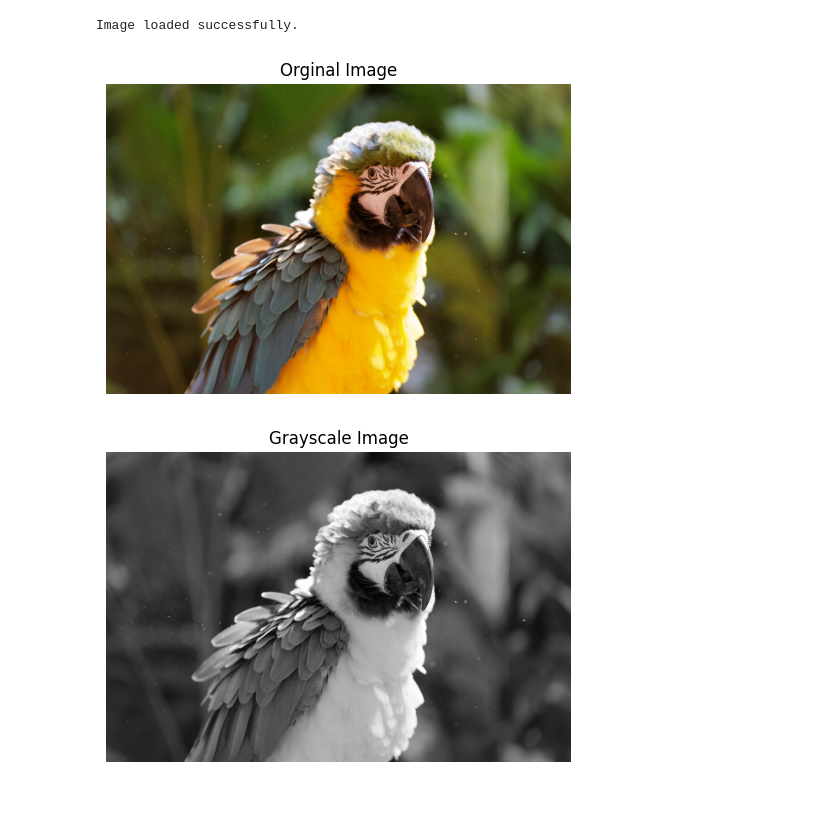
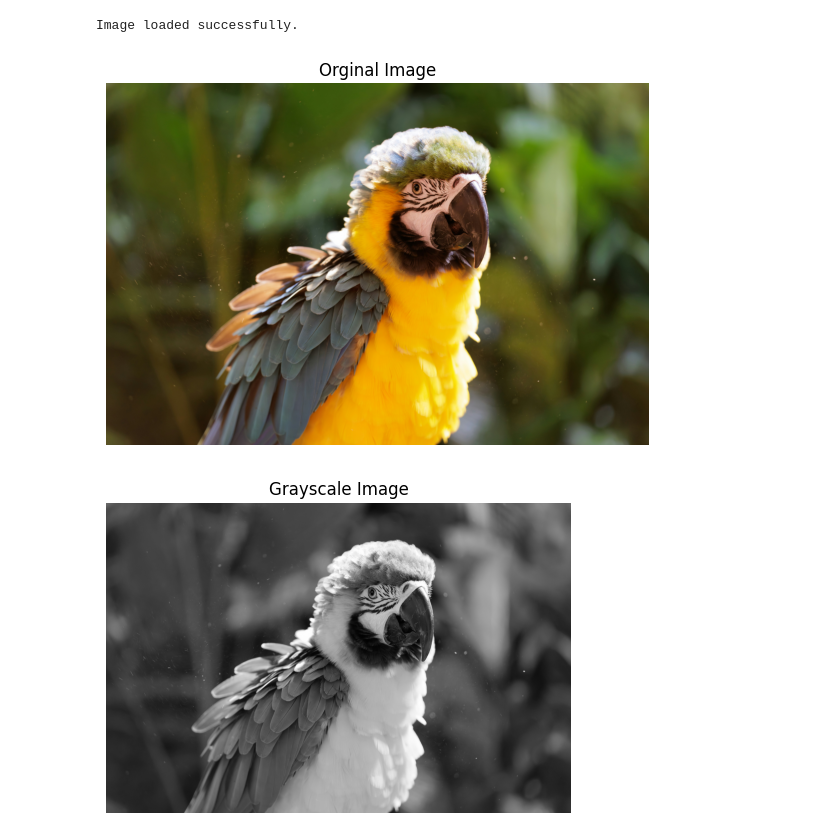
Before and after one commit to DCIT407-IMAGE-PROCESSING/Group14-Binary-Image-Processing-Using-Erosion-and-Dilation, a Jupyter notebook: Dilation_and_Erosion.ipynb, the cells around one changed output. Drawn from its saved outputs; the diff is of its cells as text; code cells hidden in the pictures; blank space fills up the shorter version.

```diff
--- a/Dilation_and_Erosion.ipynb
+++ b/Dilation_and_Erosion.ipynb
@@ -1,32 +1,32 @@
 # %%
 # Import OpenCV for image processing
 import cv2
 # Import Numpy for Numerical operations
 import numpy as np
 # Import matplotlib for displaying images
 import matplotlib.pyplot as plt
 
 # Load image
 image = cv2.imread("bird.jpg")
 
 # Check if image loaded correctly
 if image is None:
     print("Error: Image not found.")
 else:
     print("Image loaded successfully.")
 
 # Convert from BGR to RGB
 image_rgb = cv2.cvtColor(image, cv2.COLOR_BGR2RGB)
 
 # Display original image
-plt.figure(figsize=(6,6))
+plt.figure(figsize=(7,7))
 plt.imshow(image_rgb)
 plt.title("Orginal Image")
 plt.axis("off")
 plt.show()
 # %% [output]
 Image loaded successfully.
-[figure, old version]
+[figure, new version]
 # %%
 # Convert image to grayscale
 gray_image = cv2.cvtColor(image, cv2.COLOR_BGR2GRAY)
```
Also changed, not shown: 2 other files.
